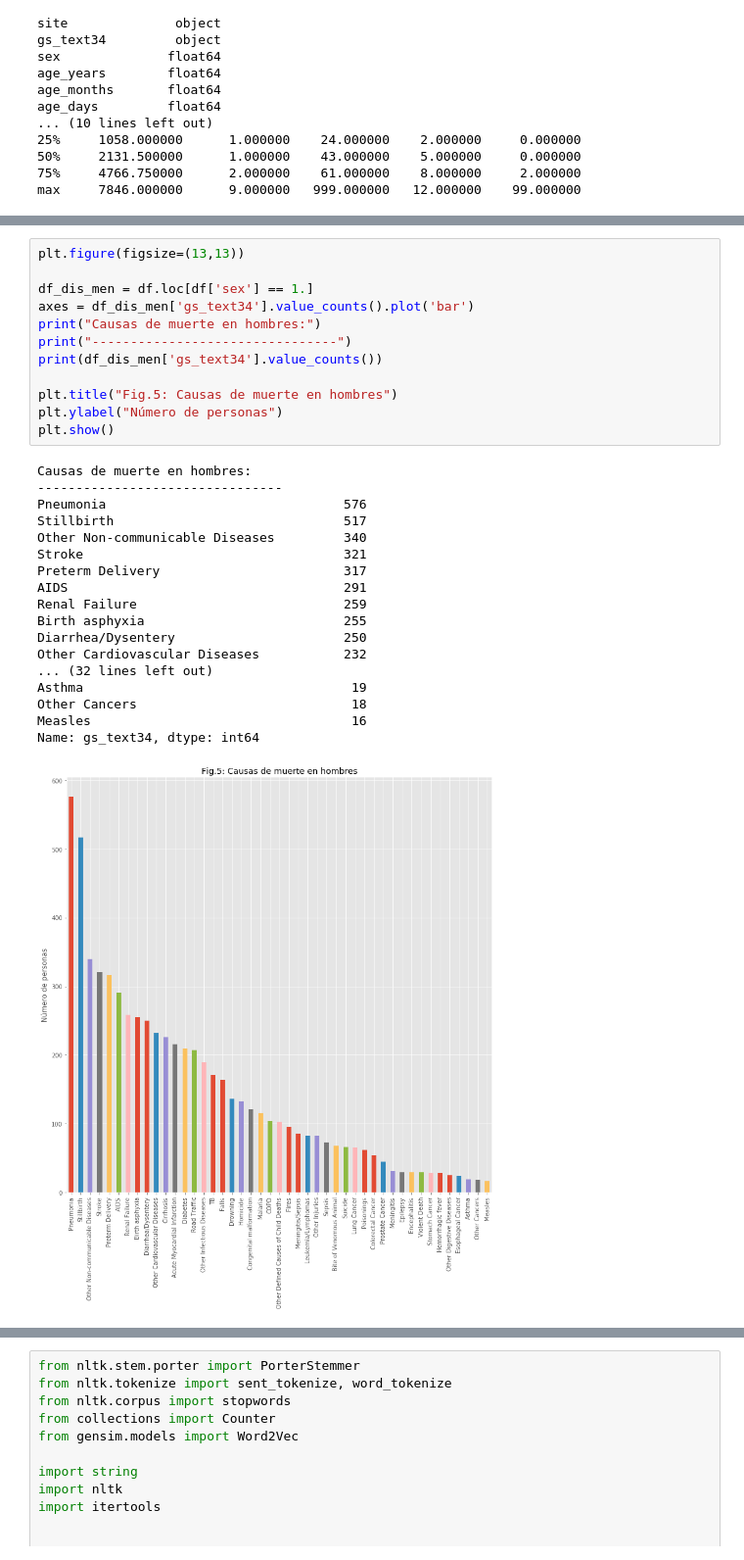
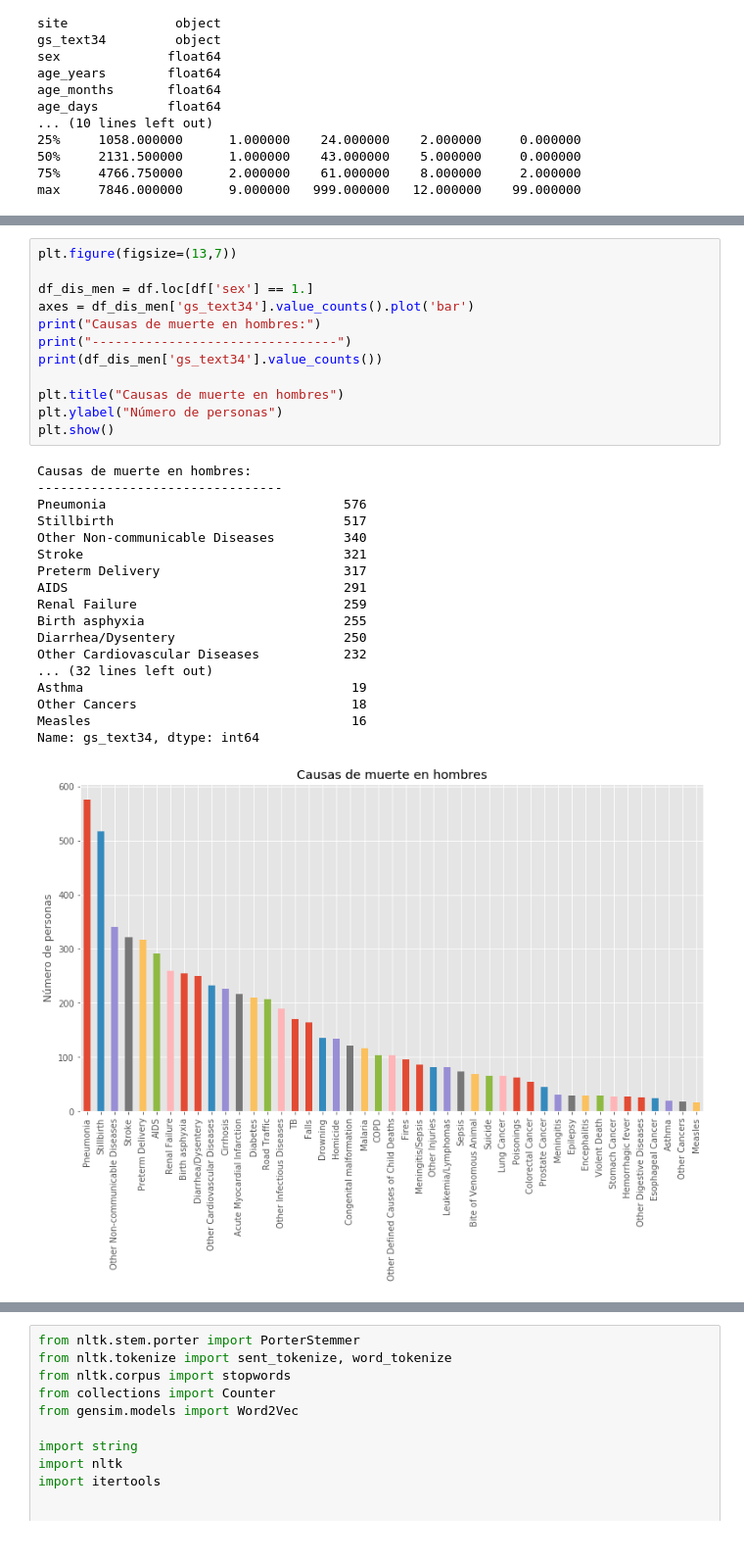
Before and after one commit to AnderRasoVazquez/MD-Proyect, a Jupyter notebook: python/src/jupyter_notebooks/pruebas_proyecto.ipynb, the cells around one changed output, grey strips where cells are left out. Shown at 98% size. Drawn from its saved outputs; the diff is of its cells as text.

```diff
--- a/python/src/jupyter_notebooks/pruebas_proyecto.ipynb
+++ b/python/src/jupyter_notebooks/pruebas_proyecto.ipynb
@@ -120,33 +138,33 @@ plt.show()
 # %%
-plt.figure(figsize=(13,13))
+plt.figure(figsize=(13,7))
 
 df_dis_men = df.loc[df['sex'] == 1.]
 axes = df_dis_men['gs_text34'].value_counts().plot('bar')
 print("Causas de muerte en hombres:")
 print("--------------------------------")
 print(df_dis_men['gs_text34'].value_counts())
 
-plt.title("Fig.5: Causas de muerte en hombres")
+plt.title("Causas de muerte en hombres")
 plt.ylabel("Número de personas")
 plt.show()
 # %% [output]
 Causas de muerte en hombres:
 --------------------------------
 Pneumonia                               576
 Stillbirth                              517
 Other Non-communicable Diseases         340
 Stroke                                  321
 Preterm Delivery                        317
 AIDS                                    291
 Renal Failure                           259
 Birth asphyxia                          255
 Diarrhea/Dysentery                      250
 Other Cardiovascular Diseases           232
 ... (32 lines left out)
 Asthma                                   19
 Other Cancers                            18
 Measles                                  16
 Name: gs_text34, dtype: int64
-[figure, old version]
+[figure, new version]
 # %%
 
```
Also changed, not shown: parts of 9 cells of this notebook.
